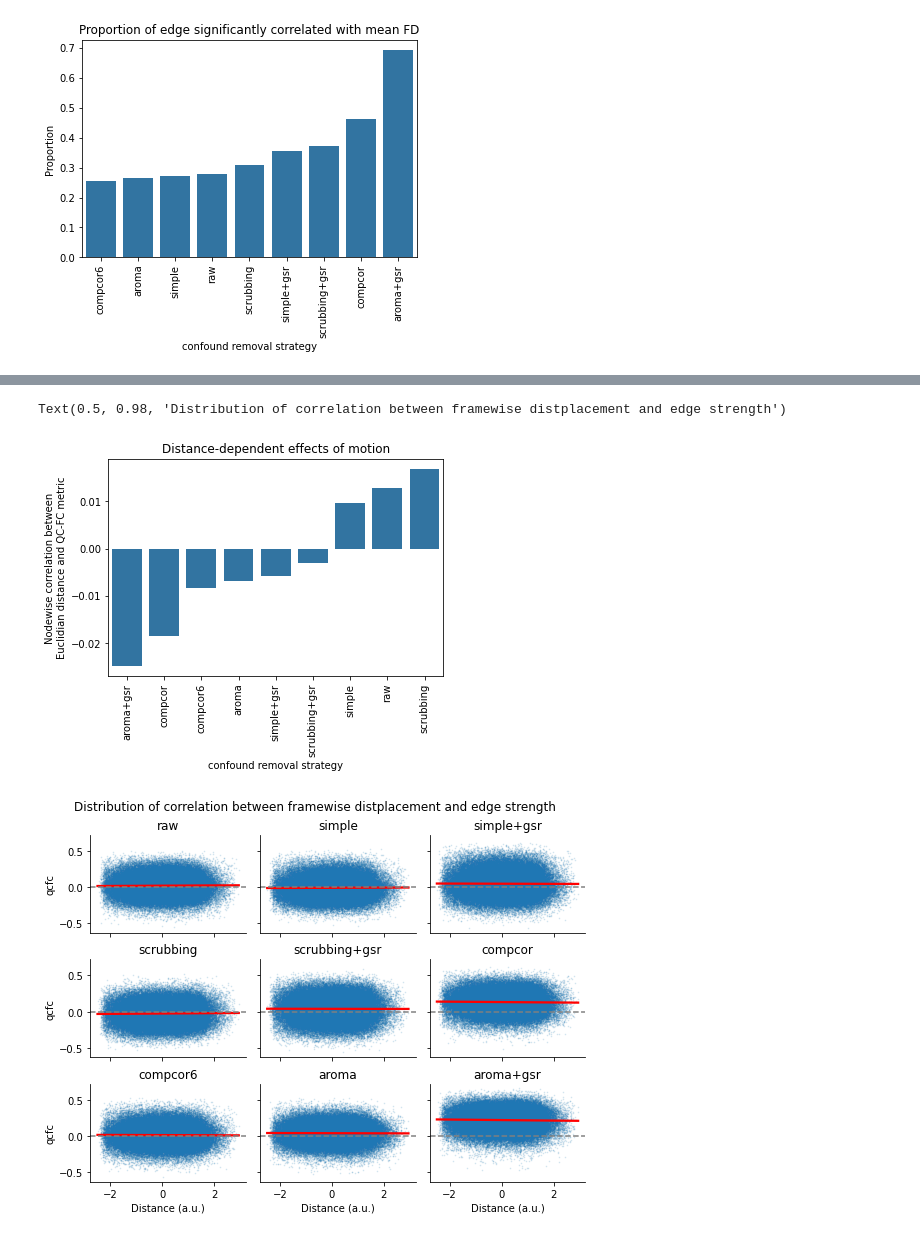
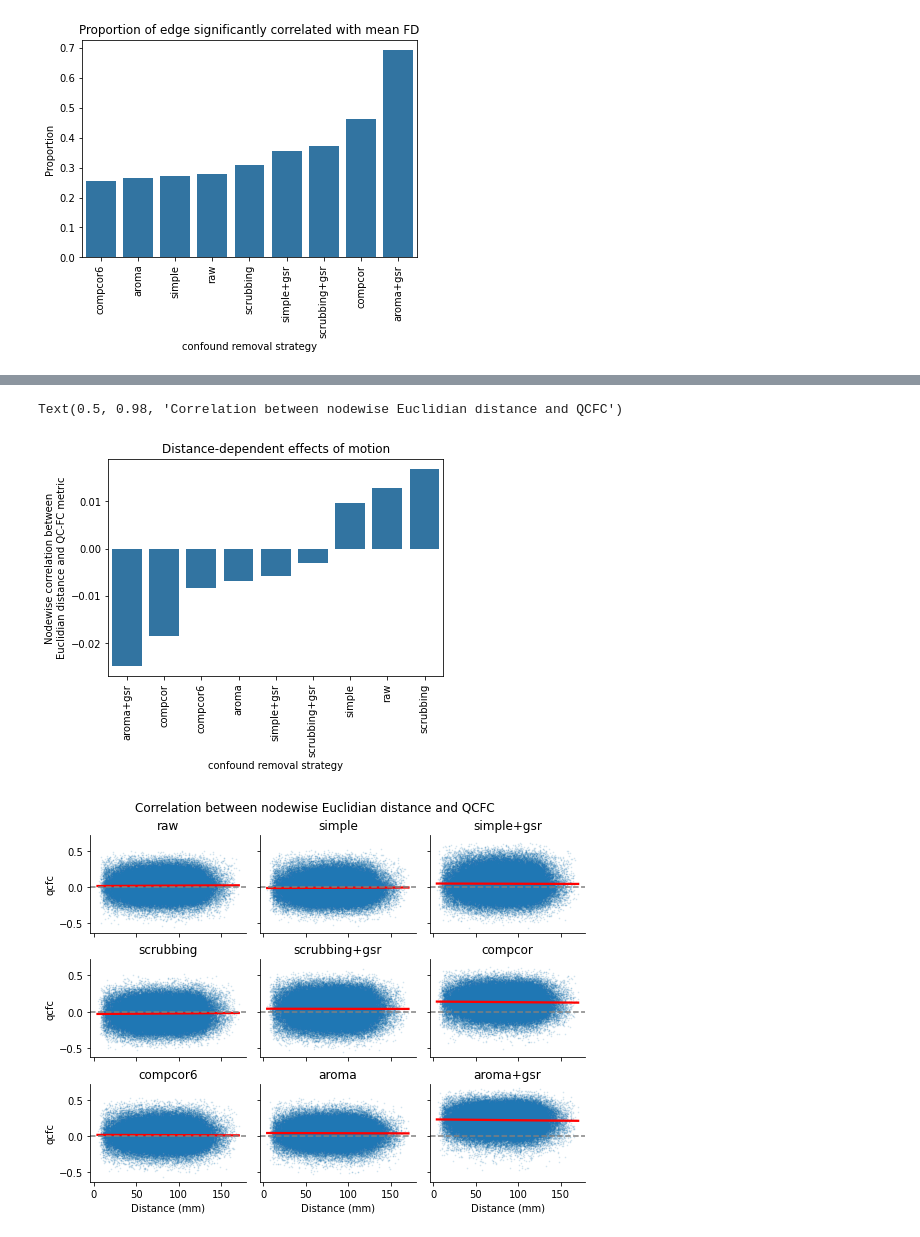
Before and after one commit to SIMEXP/fmriprep-denoise-benchmark, a Jupyter notebook: content/ohbm2022abstract.ipynb, the cells around one changed output, grey strips where cells are left out. Saved outputs shown, nothing was run; the diff lists cells and outputs as text; code cells hidden in the pictures.

```diff
--- a/content/ohbm2022abstract.ipynb
+++ b/content/ohbm2022abstract.ipynb
@@ -133,32 +144,30 @@ for i, name in zip(range(9), metric_per_edge.columns):
 # %%
-z_pairwise_distance = pairwise_distance.apply(zscore)
-z_metric_per_edge = metric_per_edge.apply(zscore)
-corr_distance = np.corrcoef(z_pairwise_distance.iloc[:, -1], z_metric_per_edge.T)[1:, 0]
+corr_distance = np.corrcoef(pairwise_distance.iloc[:, -1], metric_per_edge.T)[1:, 0]
 corr_distance = pd.DataFrame(corr_distance, index=z_metric_per_edge.columns)
-long_qcfc['distance'] = np.tile(z_pairwise_distance.iloc[:, -1].values, 9)
+long_qcfc['distance'] = np.tile(pairwise_distance.iloc[:, -1].values, 9)
 
 order = corr_distance.sort_values(0).index.tolist()
 
 ax = sns.barplot(data=corr_distance.T, ci=None, order=order, color=bar_color)
 ax.set_xticklabels(ax.get_xticklabels(), rotation=90)
 ax.set_title("Distance-dependent effects of motion")
 ax.set(ylabel="Nodewise correlation between\nEuclidian distance and QC-FC metric",
         xlabel="confound removal strategy")
 
 g = sns.FacetGrid(long_qcfc, col="col", row="row", height=2, aspect=1.3)
 g.map(sns.regplot, 'distance', 'qcfc', fit_reg=True, ci=None,
       line_kws={'color': 'red'}, scatter_kws={'s': 0.5, 'alpha': 0.15,})
 g.refline(y=0)
 for i, name in zip(range(9), metric_per_edge.columns):
     axis_i = int(i / 3)
     axis_j = i % 3
     g.facet_axis(axis_i, axis_j).set(title=name)
     if axis_i == 2:
-        g.facet_axis(axis_i, axis_j).set(xlabel="Distance (a.u.)")
+        g.facet_axis(axis_i, axis_j).set(xlabel="Distance (mm)")
 
 g.fig.subplots_adjust(top=0.9)
-g.fig.suptitle('Distribution of correlation between framewise distplacement and edge strength')
+g.fig.suptitle('Correlation between nodewise Euclidian distance and QCFC')
 # %% [output]
-Text(0.5, 0.98, 'Distribution of correlation between framewise distplacement and edge strength')
+Text(0.5, 0.98, 'Correlation between nodewise Euclidian distance and QCFC')
 [figure]
-[figure, old version]
+[figure, new version]
```
Also changed, not shown: parts of 5 cells of this notebook, 2 other files.
